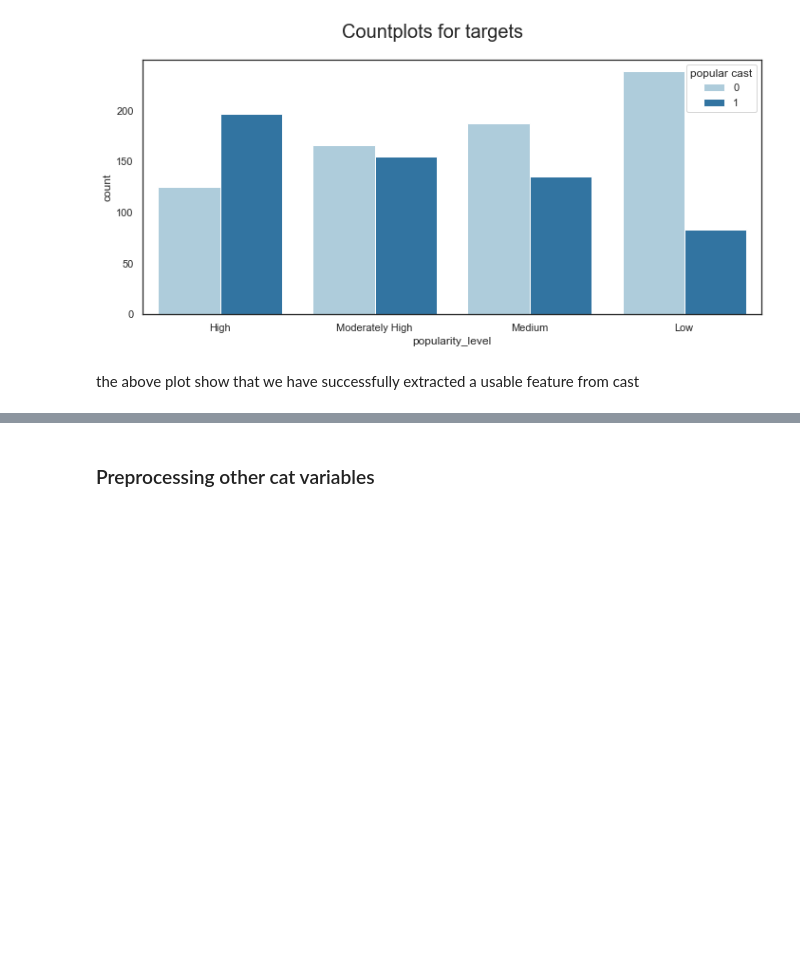
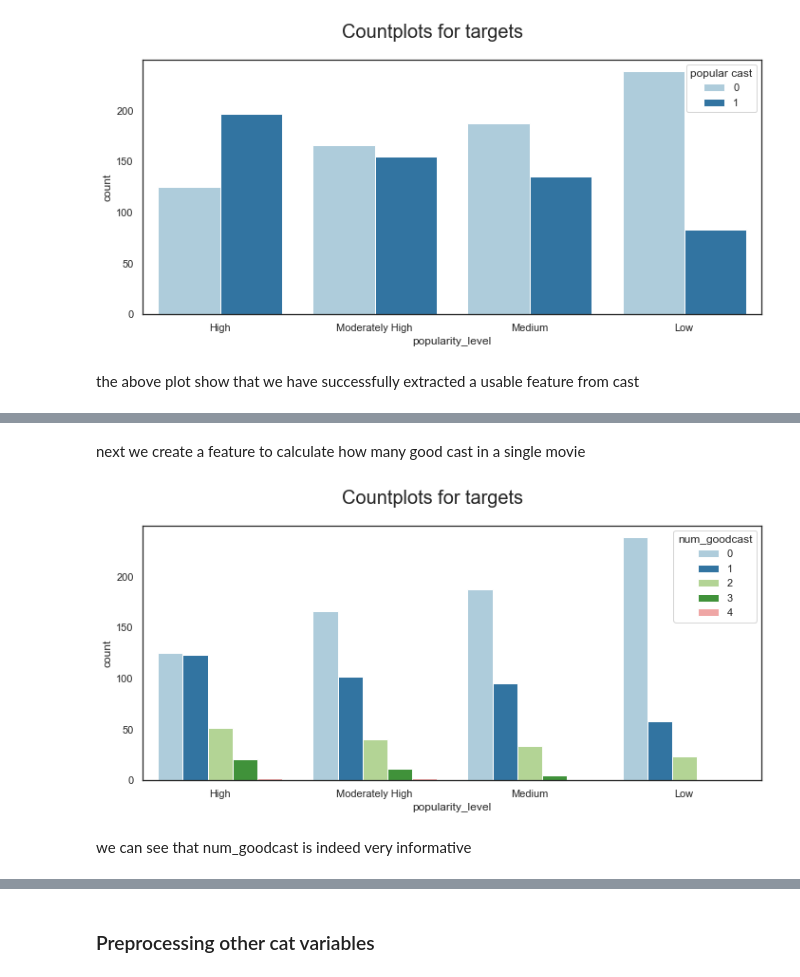
Before and after one commit to guimath/TMDb-Data-Mining, a Jupyter notebook: Movie_analysis.ipynb, the cells around one changed output, grey strips where cells are left out. Drawn from its saved outputs; the diff is of its cells as text; code cells hidden in the pictures; blank space fills up the shorter version.

```diff
--- a/Movie_analysis.ipynb
+++ b/Movie_analysis.ipynb
@@ -703,0 +694,23 @@ dataset[training_features]
+# %% [markdown]
+next we create a feature to calculate how many good cast in a single movie
+# %%
+def calculategoodcast(x, final_goodcast):
+    i = 0
+    for goodcast in final_goodcast:
+        if goodcast in x:
+            i+=1
+    return i
+# %%
+dataset["num_goodcast"] = dataset["cast"].apply(lambda x : calculategoodcast(x, final_goodcast))
+# %%
+sns.set_palette('Paired')
+fig, ax = plt.subplots(nrows=1, ncols=1, figsize=(10, 5))
+sns.countplot(x=dataset["popularity_level"], hue=dataset["num_goodcast"], ax=ax)
+fig.suptitle('Countplots for targets', fontsize=20)
+plt.tight_layout()
+# plt.legend(loc='lower center', bbox_to_anchor=(0.5, -0.25), ncol=len(dataset["release_year"].unique()))
+#ax.legend_.remove()
+# %% [output]
+[figure, added]
+# %% [markdown]
+we can see that num_goodcast is indeed very informative
```
Also changed, not shown: parts of 52 cells of this notebook, 1 other file.
